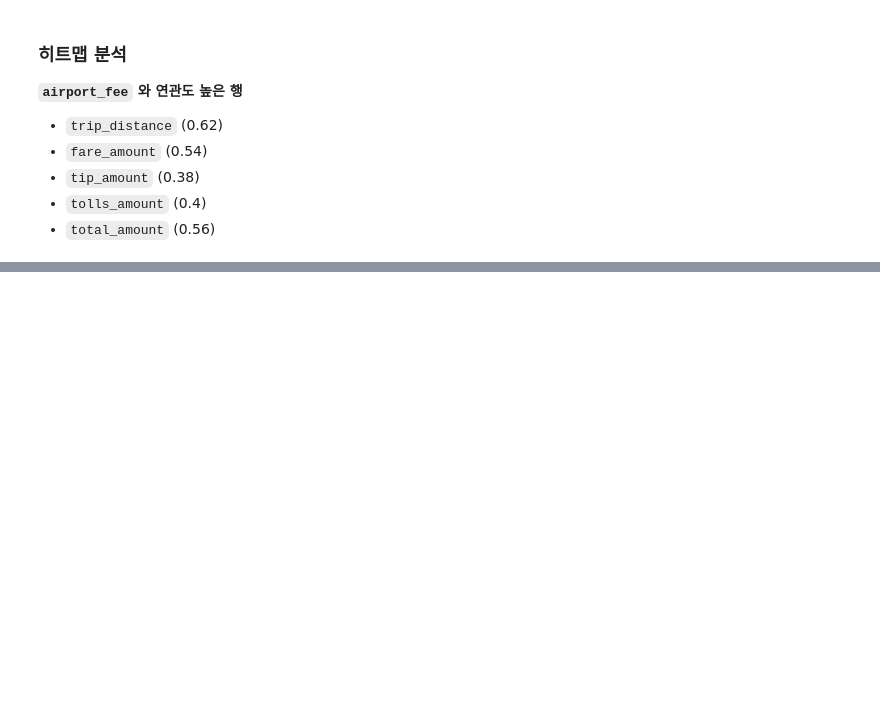
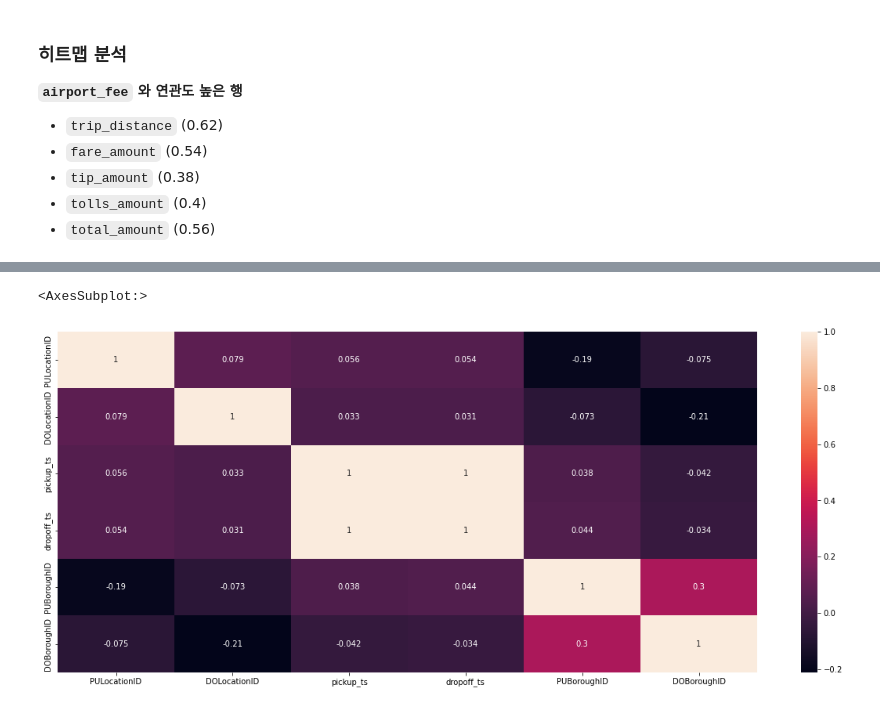
Before and after one commit to 99mini/pyDataTest, a Jupyter notebook: taxi_data_ana.ipynb, the cells around one changed output, grey strips where cells are left out. Saved outputs shown, nothing was run; the diff lists cells and outputs as text; code cells hidden in the pictures; blank space fills up the shorter version.

```diff
--- a/taxi_data_ana.ipynb
+++ b/taxi_data_ana.ipynb
@@ -339,0 +536,6 @@ sns.heatmap(df.corr(), annot = True)
+# %%
+plt.figure(figsize = (20,8))
+sns.heatmap(yellow_taxi_JAN_time_n_pos_df.corr(), annot = True)
+# %% [output]
+<AxesSubplot:>
+[figure, added]
```
Also changed, not shown: parts of 35 cells of this notebook, 1 other file.
